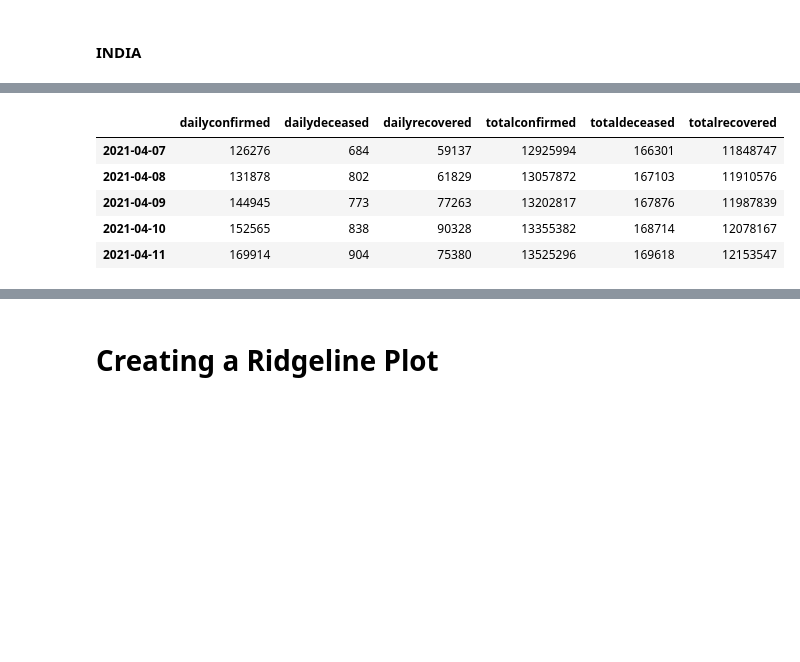
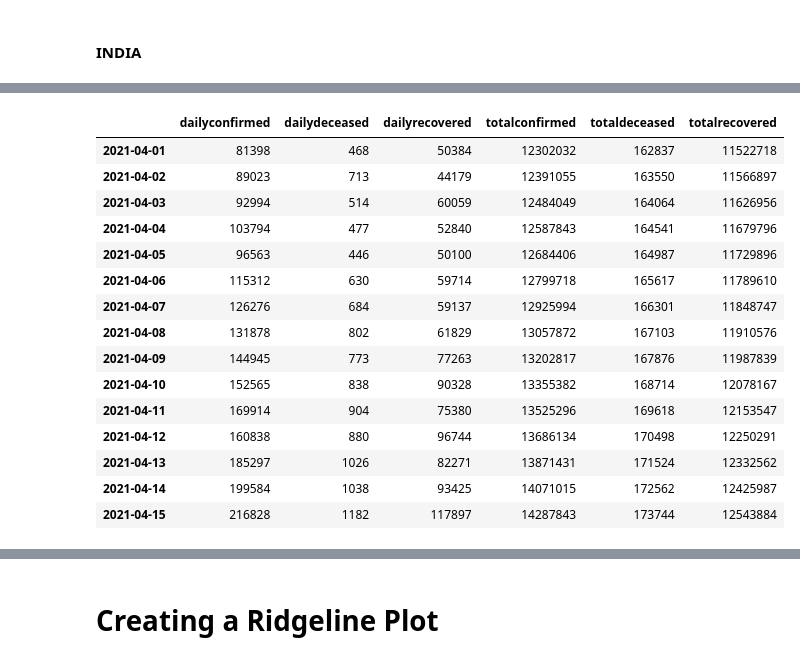
Before and after one commit to sandy01011/COVID-19-Analysis, a Jupyter notebook: COVID-19_Analysis.ipynb, the cells around one changed output, grey strips where cells are left out. Saved outputs shown, nothing was run; the diff lists cells and outputs as text; code cells hidden in the pictures; blank space fills up the shorter version.

```diff
--- a/COVID-19_Analysis.ipynb
+++ b/COVID-19_Analysis.ipynb
@@ -34,14 +47,24 @@ df1 = df1.drop(['date'], axis = 1)
 df1 = df1.set_index('dateymd')
 df1.index.names = [None]
 # %%
-df1.tail()
+df1.tail(15)
 # %% [output]
 |  | dailyconfirmed | dailydeceased | dailyrecovered | totalconfirmed | totaldeceased | totalrecovered |
+| 2021-04-01 | 81398 | 468 | 50384 | 12302032 | 162837 | 11522718 |
+| 2021-04-02 | 89023 | 713 | 44179 | 12391055 | 163550 | 11566897 |
+| 2021-04-03 | 92994 | 514 | 60059 | 12484049 | 164064 | 11626956 |
+| 2021-04-04 | 103794 | 477 | 52840 | 12587843 | 164541 | 11679796 |
+| 2021-04-05 | 96563 | 446 | 50100 | 12684406 | 164987 | 11729896 |
+| 2021-04-06 | 115312 | 630 | 59714 | 12799718 | 165617 | 11789610 |
 | 2021-04-07 | 126276 | 684 | 59137 | 12925994 | 166301 | 11848747 |
 | 2021-04-08 | 131878 | 802 | 61829 | 13057872 | 167103 | 11910576 |
 | 2021-04-09 | 144945 | 773 | 77263 | 13202817 | 167876 | 11987839 |
 | 2021-04-10 | 152565 | 838 | 90328 | 13355382 | 168714 | 12078167 |
 | 2021-04-11 | 169914 | 904 | 75380 | 13525296 | 169618 | 12153547 |
+| 2021-04-12 | 160838 | 880 | 96744 | 13686134 | 170498 | 12250291 |
+| 2021-04-13 | 185297 | 1026 | 82271 | 13871431 | 171524 | 12332562 |
+| 2021-04-14 | 199584 | 1038 | 93425 | 14071015 | 172562 | 12425987 |
+| 2021-04-15 | 216828 | 1182 | 117897 | 14287843 | 173744 | 12543884 |
 # %%
 df1.info()
 # %% [output]
```
Also changed, not shown: parts of 11 cells of this notebook.
